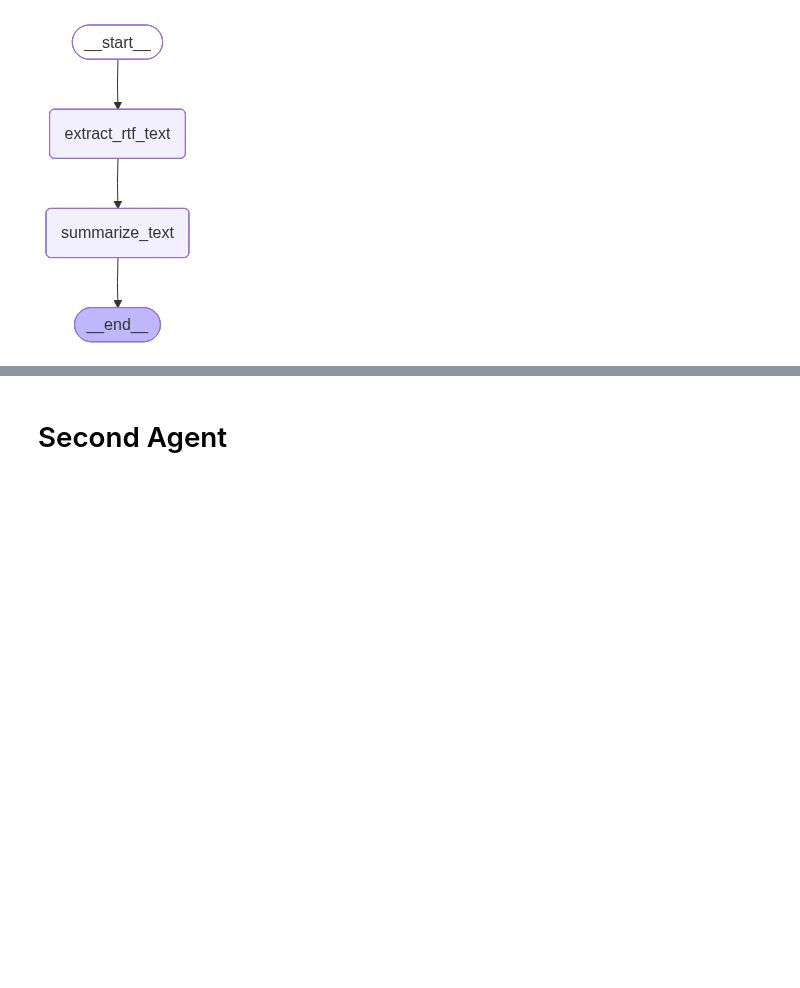
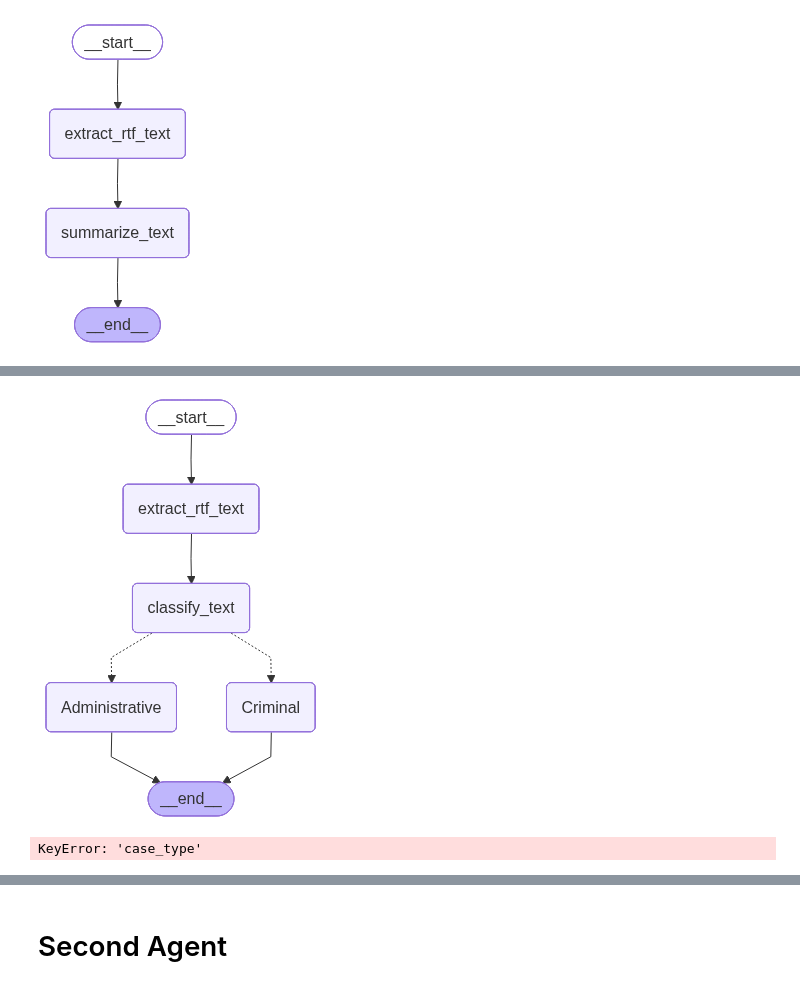
Before and after one commit to kaliani/vibe-judges, a Jupyter notebook: notebooks/simple-graph.ipynb, the cells around one changed output, grey strips where cells are left out. Drawn from its saved outputs; the diff is of its cells as text; code cells hidden in the pictures; blank space fills up the shorter version.

```diff
--- a/notebooks/simple-graph.ipynb
+++ b/notebooks/simple-graph.ipynb
@@ -241,0 +302,3 @@ result
+# %%
+def route_by_case_type(state: AgentState) -> str:
+    return state["case_type"]
@@ -241,0 +318,13 @@ result
+# %%
+def criminal_summarize(text: str) -> str:
+    """
+    Summary of criminal court cases highlighting the articles of the Criminal Code, the type of punishment, and the positions of the parties.
+    """
+    crm_prompt = """You are helpful analyst of court cases.
+    You must analyze this criminal case {text} and prepare some summary including parties to  the articles of the Criminal Code, the type of punishment, and the positions of the parties. Generate summary only into Ukrainian language"""
+
+    summarization_prompt = PromptTemplate.from_template(crm_prompt)
+    chain = summarization_prompt | model
+    response = chain.invoke({"text": text})
+
+    return {"summary": response.content}
@@ -241,0 +339,37 @@ result
+# %%
+app = StateGraph(AgentState)
+
+app.add_node("extract_rtf_text", extract_rtf_text)
+app.add_node("classify_text", classify_text)
+app.add_node("Administrative", administrative_summarize)
+app.add_node("Criminal", criminal_summarize)
+
+app.add_edge(START, "extract_rtf_text")
+app.add_edge("extract_rtf_text", "classify_text")
+
+app.add_conditional_edges(
+    "classify_text",
+    route_by_case_type,
+    {
+        "Administrative": "Administrative",
+        "Criminal": "Criminal"
+    },
+)
+
+
+app.add_edge("Administrative", END)
+app.add_edge("Criminal", END)
+
+first_agent = app.compile()
+# %%
+from IPython.display import Image, display
+
+display(Image(first_agent.get_graph(xray=True).draw_mermaid_png()))
+# %% [output]
+[figure, added]
+# %%
+state_input = {"url": url}
+result = first_agent.invoke(state_input)
+result
+# %% [output]
+KeyError: 'case_type'
```
Also changed, not shown: parts of 33 cells of this notebook, 10 other files.
